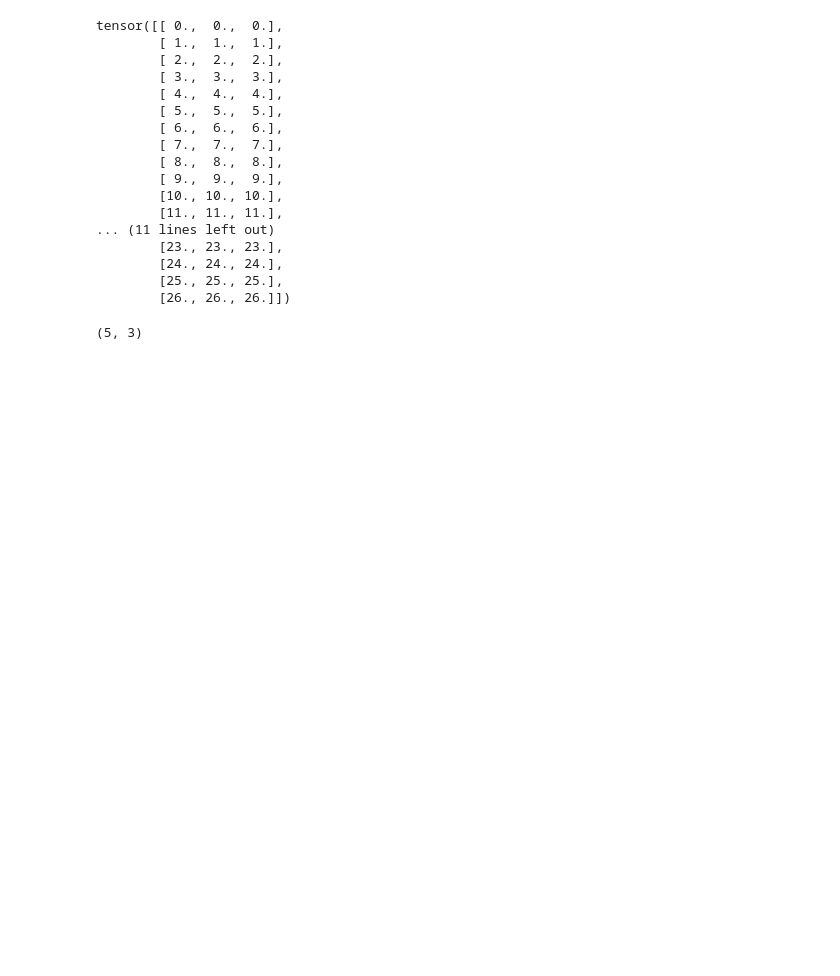
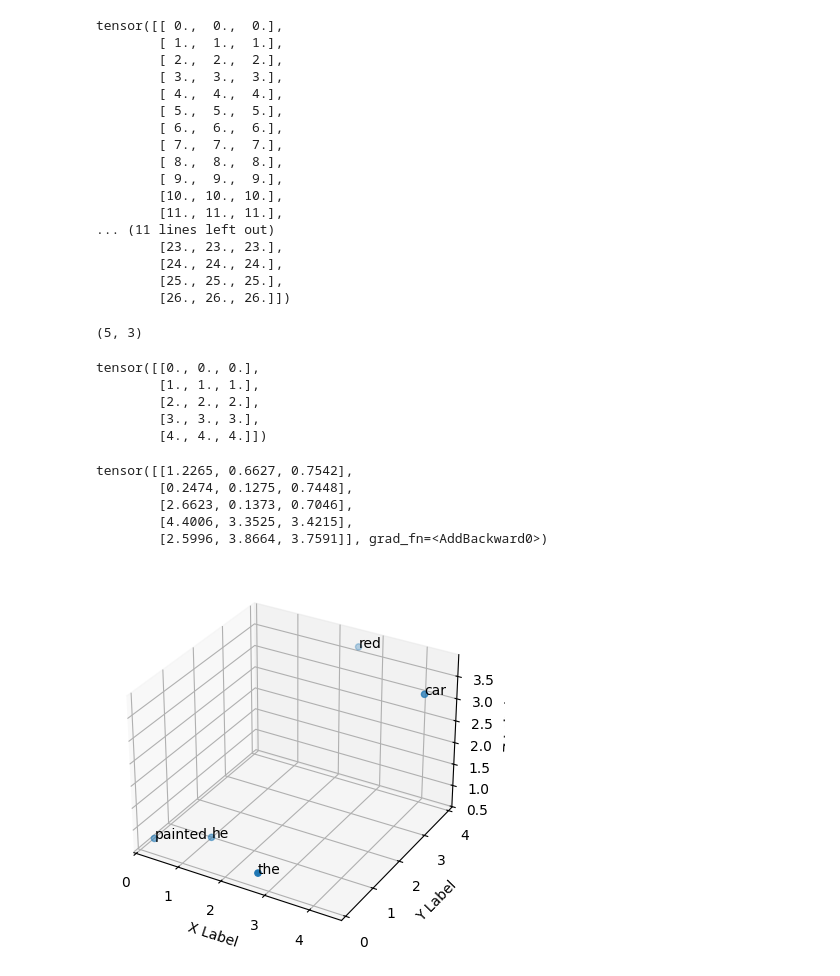
Before and after one commit to vektor8891/llm, a Jupyter notebook: projects/08_attention/08_attention.ipynb, the cells around one changed output. Drawn from its saved outputs; the diff is of its cells as text; code cells hidden in the pictures; blank space fills up the shorter version.

```diff
--- a/projects/08_attention/08_attention.ipynb
+++ b/projects/08_attention/08_attention.ipynb
@@ -29,7 +29,7 @@ dropout = 0.0                 # Normalization using dropout# 10.788929 M paramet
 head_size = n_embd // num_heads
 assert (num_heads * head_size) == n_embd
 # %%
-def plot_embeddings(my_embdings,name,vocab):
+def plot_embdings(my_embdings,name,vocab):
   import matplotlib.pyplot as plt
 
   fig = plt.figure()
@@ -532,3 +532,24 @@ samples, dim
 # Select the appropriate positional encodings based on the number of samples and embedding dimensions
 # This slice of the positional encoding tensor 'pe' corresponds to the actual batch size and embedding size
 pe_slice = pe[0:samples, 0:n_embd]
+pe_slice
+# %% [output]
+tensor([[0., 0., 0.],
+        [1., 1., 1.],
+        [2., 2., 2.],
+        [3., 3., 3.],
+        [4., 4., 4.]])
+# %%
+# Add the positional encodings to the token embeddings
+# This step integrates the position information into the embeddings
+pos_embding = embedded_x + pe_slice
+
+# The result 'pos_embding' now contains the token embeddings adjusted with positional information
+# Display the adjusted embeddings tensor
+pos_embding
+# %% [output]
+tensor([[1.2265, 0.6627, 0.7542],
+        [0.2474, 0.1275, 0.7448],
+        [2.6623, 0.1373, 0.7046],
+        [4.4006, 3.3525, 3.4215],
+        [2.5996, 3.8664, 3.7591]], grad_fn=<AddBackward0>)
@@ -534,0 +559,10 @@ pe_slice = pe[0:samples, 0:n_embd]
+# %%
+import numpy as np
+
+# Visualize the embeddings with positional encodings using the defined plot function
+# 'pos_embding.detach().numpy()' converts the embeddings tensor to a NumPy array and detaches it from the current computation graph
+# 'tokenizer(my_tokens)' tokenizes the sample sentence for labeling in the plot
+# 'vocab' is passed to associate tokens with their embeddings for plotting
+plot_embdings(pos_embding.detach().numpy(), tokenizer(my_tokens), vocab)
+# %% [output]
+[figure, added]
```
Also changed, not shown: parts of 7 cells of this notebook.
